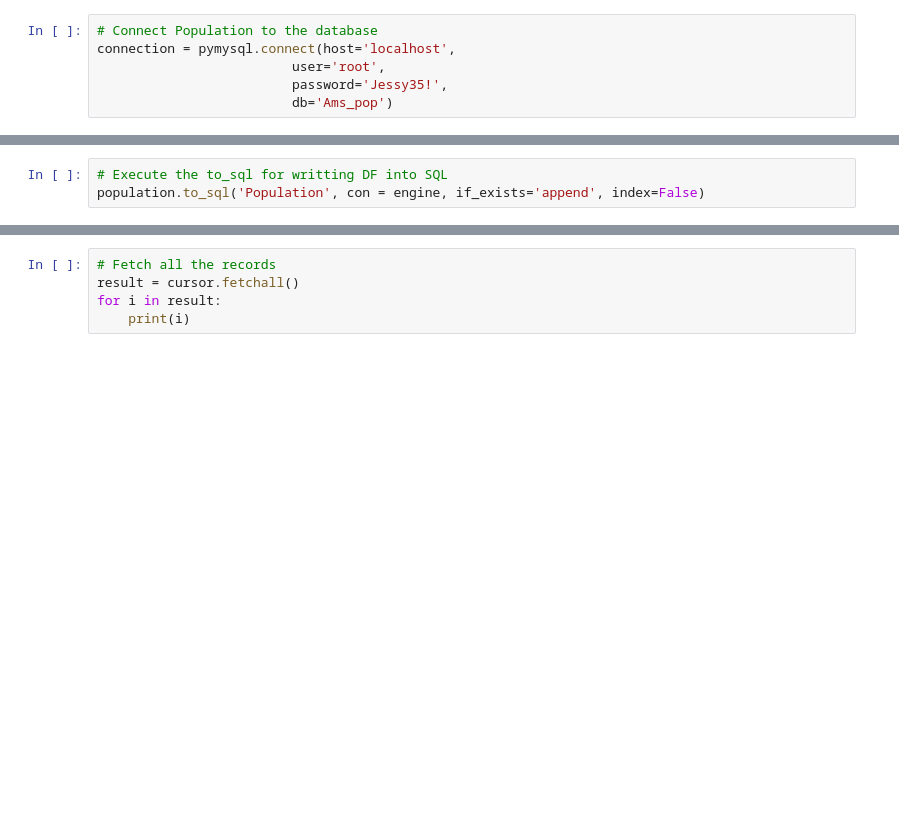
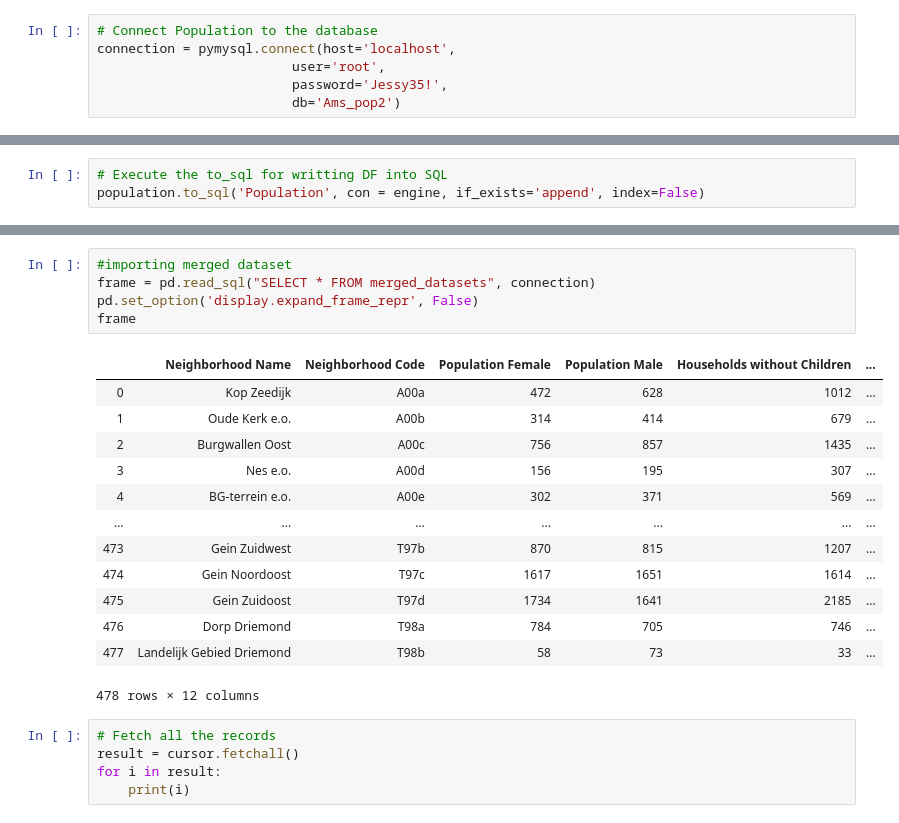
Before and after one commit to cmerticaru/Project_2_Amsterdam_dataptams2020, a Jupyter notebook: your-project/Analysis.ipynb, the cells around one changed output, grey strips where cells are left out. Drawn from its saved outputs; the diff is of its cells as text; blank space fills up the shorter version.

```diff
--- a/your-project/Analysis.ipynb
+++ b/your-project/Analysis.ipynb
@@ -225,7 +225,7 @@ engine = create_engine("mysql+pymysql://{user}:{pw}@localhost/{db}"
 connection = pymysql.connect(host='localhost',
                          user='root',
                          password='Jessy35!',
-                         db='Ams_pop')
+                         db='Ams_pop2')
 # %%
 #Connect Households to the database
 households.to_sql('Households', con = engine, if_exists='append', index=False)
@@ -258,3 +277,22 @@ rows[8]
+# %%
+#importing merged dataset
+frame = pd.read_sql("SELECT * FROM merged_datasets", connection)
+pd.set_option('display.expand_frame_repr', False)
+frame
+# %% [output]
+|  | Neighborhood Name | Neighborhood Code | Population Female | Population Male | Households without Children | ... |
+| 0 | Kop Zeedijk | A00a | 472 | 628 | 1012 | ... |
+| 1 | Oude Kerk e.o. | A00b | 314 | 414 | 679 | ... |
+| 2 | Burgwallen Oost | A00c | 756 | 857 | 1435 | ... |
+| 3 | Nes e.o. | A00d | 156 | 195 | 307 | ... |
+| 4 | BG-terrein e.o. | A00e | 302 | 371 | 569 | ... |
+| ... | ... | ... | ... | ... | ... | ... |
+| 473 | Gein Zuidwest | T97b | 870 | 815 | 1207 | ... |
+| 474 | Gein Noordoost | T97c | 1617 | 1651 | 1614 | ... |
+| 475 | Gein Zuidoost | T97d | 1734 | 1641 | 2185 | ... |
+| 476 | Dorp Driemond | T98a | 784 | 705 | 746 | ... |
+| 477 | Landelijk Gebied Driemond | T98b | 58 | 73 | 33 | ... |
+478 rows × 12 columns
 # %%
 # Fetch all the records
 result = cursor.fetchall()
```
Also changed, not shown: parts of 7 cells of this notebook.
